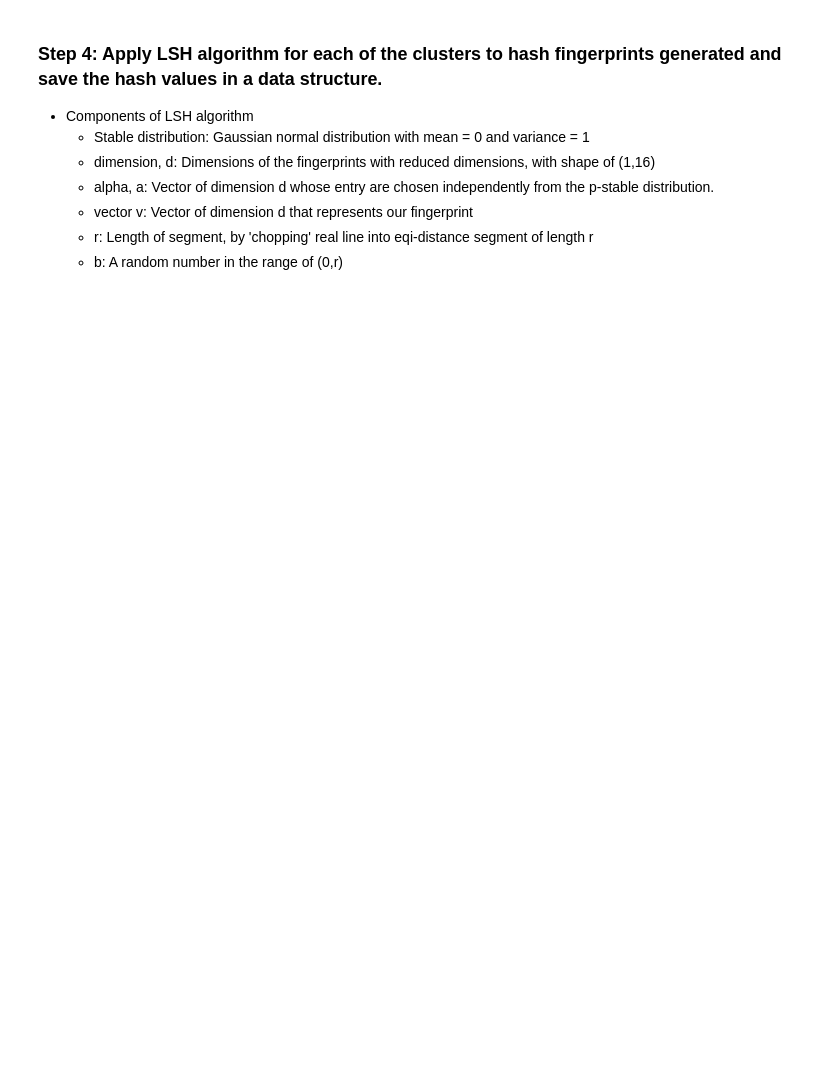
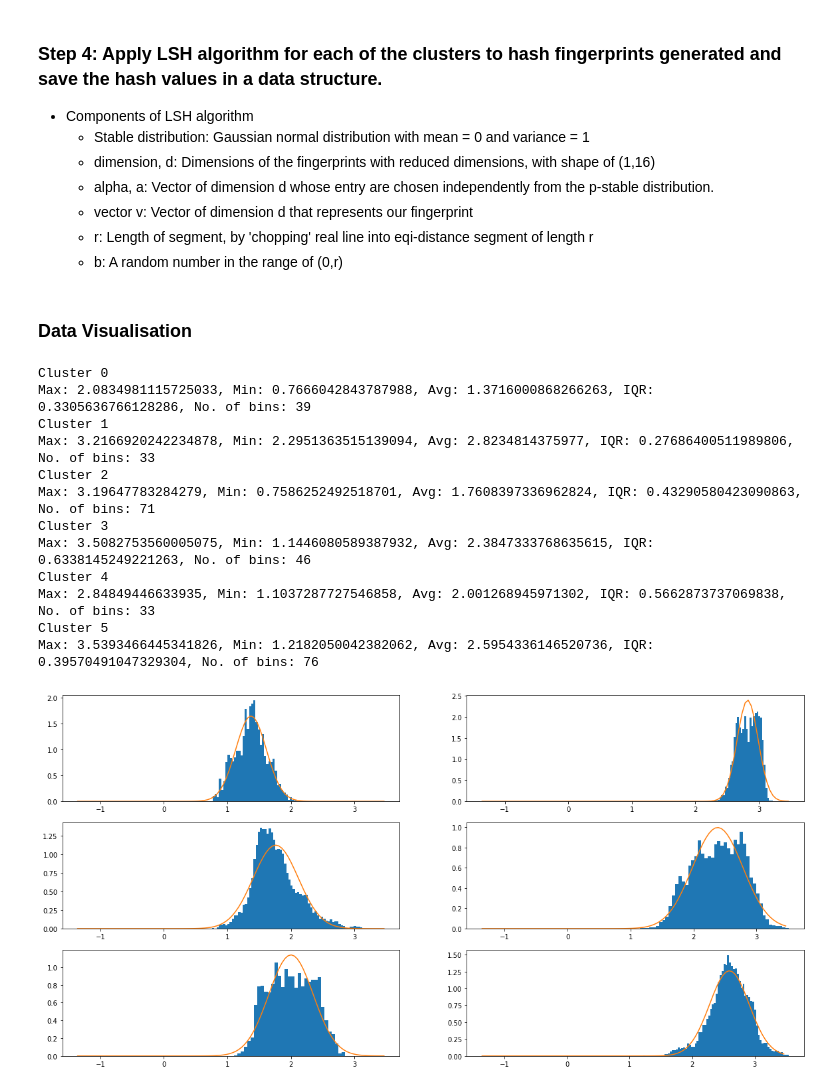
Before and after one commit to jinyangp/dso_localisation, a Jupyter notebook: wknn/model_wknn.ipynb, the cells around one changed output. Saved outputs shown, nothing was run; the diff lists cells and outputs as text; code cells hidden in the pictures; blank space fills up the shorter version.

```diff
--- a/wknn/model_wknn.ipynb
+++ b/wknn/model_wknn.ipynb
@@ -197,6 +256,6 @@ Optimal no. of clusters = 6
 # %%
 # Perform clustering using optimal number of clusters
-kmeans_model = KMeans(n_clusters = 6).fit(reduced_dims_features)
+kmeans_model = KMeans(n_clusters = 6).fit(X_train)
 
 # Get the correct cluster for each of the RP
 label_arr = kmeans_model.labels_
@@ -204,9 +263,15 @@ print(f'No. of unique clusters: {np.unique(label_arr)}')
 print(f'No. of fp clustered: {len(label_arr)}')
 
 # Create a database containing key-value of location vector, cluster no. and fingerprint
-processed_fp_db = {}
-processed_fp_db['coords'] = labels
-processed_fp_db['cluster_no'] = label_arr
-processed_fp_db['fp'] = features
+processed_fp_db = []
+for i in range(len(X_train)):
+
+    processed_fp = {}
+    processed_fp['coords_idx'] = y_train[i]
+    processed_fp['cluster_no'] = label_arr[i]
+    processed_fp['fp'] = reduced_dims_features[i]
+    processed_fp_db.append(processed_fp)
+
+print(len(processed_fp_db), processed_fp_db[0])
 # %% [output]
 No. of unique clusters: [0 1 2 3 4 5]
@@ -221,3 +290,66 @@ No. of fp clustered: 89628
     - vector v: Vector of dimension d that represents our fingerprint
     - r: Length of segment, by 'chopping' real line into eqi-distance segment of length r
     - b: A random number in the range of (0,r)
+# %% [markdown]
+### Data Visualisation
+# %%
+alpha_vector = np.random.standard_normal(size = (1,16))
+# %%
+# Get stable distribution - Gaussian normal distribution with mean = 0 and variance = 1,
+# with dimension d => (1,16)
+import random
+from scipy.stats import norm
+
+# Perform dot product alpha_vector . vector v = scalar
+# scalar = np.dot(alpha_vector, reduced_dims_features[0])
+
+# For each cluster,
+cluster0_rps = [rp for rp in processed_fp_db if rp['cluster_no'] == 0]
+cluster1_rps = [rp for rp in processed_fp_db if rp['cluster_no'] == 1]
+cluster2_rps = [rp for rp in processed_fp_db if rp['cluster_no'] == 2]
+cluster3_rps = [rp for rp in processed_fp_db if rp['cluster_no'] == 3]
+cluster4_rps = [rp for rp in processed_fp_db if rp['cluster_no'] == 4]
+cluster5_rps = [rp for rp in processed_fp_db if rp['cluster_no'] == 5]
+
+plt.rcParams['figure.figsize'] = [20, 10]
+fig, axs = plt.subplots(3,2)
+
+for i in range(3):
+    for j in range(i,i + 2):
+
+        # Determine the elements from each cluster
+        print(f'Cluster {i + j}')
+        cluster_rps = [rp for rp in processed_fp_db if rp['cluster_no'] == (i + j)]
+
+        # Get distribution of scalar quantities for each poimt
+        num_features = len(cluster_rps)
+        scalar_res = np.zeros(shape = (num_features, 1), dtype = np.float64)
+
+        for k in range(num_features):
+            scalar_res[k] = np.dot(alpha_vector, cluster_rps[k]['fp'])
+
+        (n, bins, patches) = axs[i][j - i].hist(scalar_res, bins = 'auto', density = True)
+#       print(f'Number of bins: {len(n)}, Data point count for each bin: {n}')
+
+        max_val = np.amax(scalar_res)
+        min_val = np.amin(scalar_res)
+        avg_val = np.mean(scalar_res)
+        q75, q25 = np.percentile(scalar_res, [75,25])
+        iqr = q75 - q25
+
+        print(f'Max: {max_val}, Min: {min_val}, Avg: {avg_val}, IQR: {iqr}, No. of bins: {len(n)}')
+        axs[i][j - i].plot(x, norm.pdf(x, np.mean(scalar_res), np.std(scalar_res)))
+# %% [output]
+Cluster 0
+Max: 2.0834981115725033, Min: 0.7666042843787988, Avg: 1.3716000868266263, IQR: 0.3305636766128286, No. of bins: 39
+Cluster 1
+Max: 3.2166920242234878, Min: 2.2951363515139094, Avg: 2.8234814375977, IQR: 0.27686400511989806, No. of bins: 33
+Cluster 2
+Max: 3.19647783284279, Min: 0.7586252492518701, Avg: 1.7608397336962824, IQR: 0.43290580423090863, No. of bins: 71
+Cluster 3
+Max: 3.5082753560005075, Min: 1.1446080589387932, Avg: 2.3847333768635615, IQR: 0.6338145249221263, No. of bins: 46
+Cluster 4
+Max: 2.84849446633935, Min: 1.1037287727546858, Avg: 2.001268945971302, IQR: 0.5662873737069838, No. of bins: 33
+Cluster 5
+Max: 3.5393466445341826, Min: 1.2182050042382062, Avg: 2.5954336146520736, IQR: 0.39570491047329304, No. of bins: 76
+[figure, added]
```
Also changed, not shown: parts of 20 cells of this notebook.
